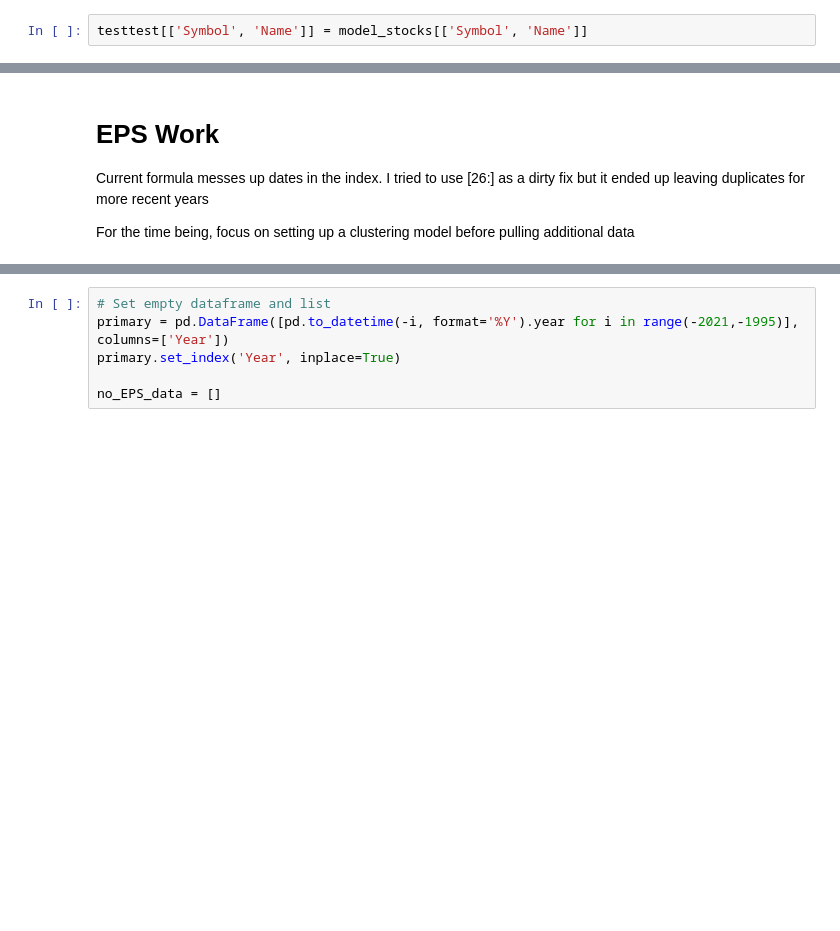
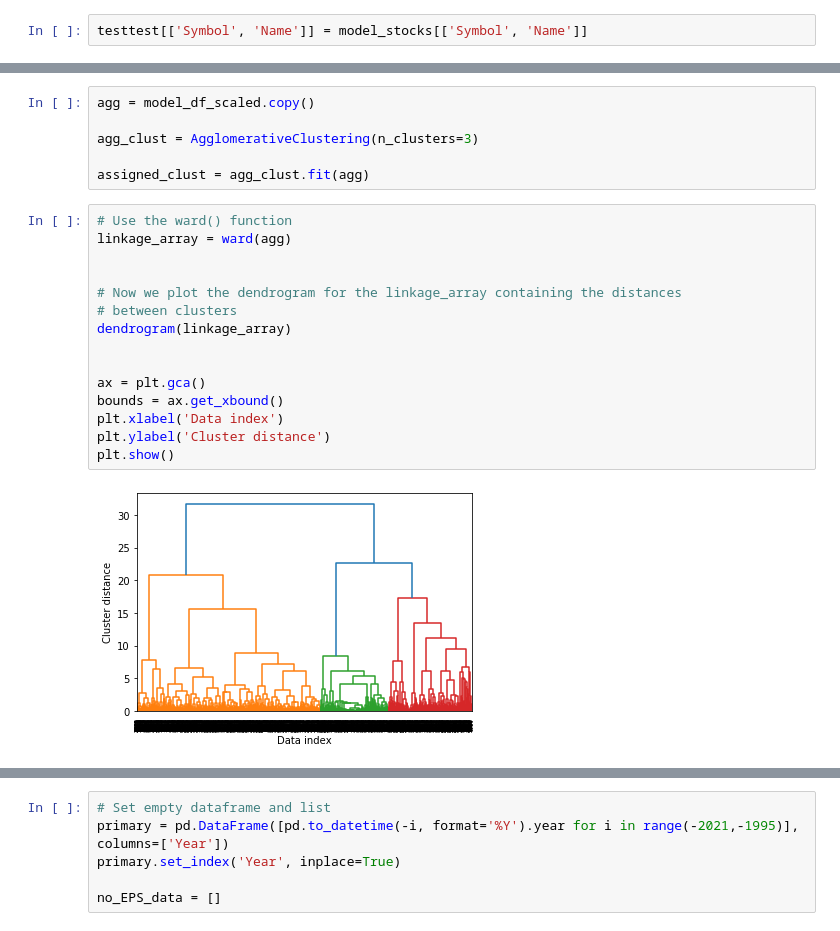
Before and after one commit to AndroTi/Redefining-Benchmarks-Capstone-Project, a Jupyter notebook: Capstone_Project.ipynb, the cells around one changed output, grey strips where cells are left out. Drawn from its saved outputs; the diff is of its cells as text; blank space fills up the shorter version.

```diff
--- a/Capstone_Project.ipynb
+++ b/Capstone_Project.ipynb
@@ -703,6 +606,23 @@ base_df.describe()
-# %% [markdown]
-# EPS Work
-
-Current formula messes up dates in the index. I tried to use [26:] as a dirty fix but it ended up leaving duplicates for more recent years
-
-For the time being, focus on setting up a clustering model before pulling additional data
+# %%
+agg = model_df_scaled.copy()
+
+agg_clust = AgglomerativeClustering(n_clusters=3)
+
+assigned_clust = agg_clust.fit(agg)
+# %%
+# Use the ward() function
+linkage_array = ward(agg)
+
+
+# Now we plot the dendrogram for the linkage_array containing the distances
+# between clusters
+dendrogram(linkage_array)
+
+
+ax = plt.gca()
+bounds = ax.get_xbound()
+plt.xlabel('Data index')
+plt.ylabel('Cluster distance')
+plt.show()
+# %% [output]
+[figure, added]
```
Also changed, not shown: parts of 91 cells of this notebook, 2 other files.
